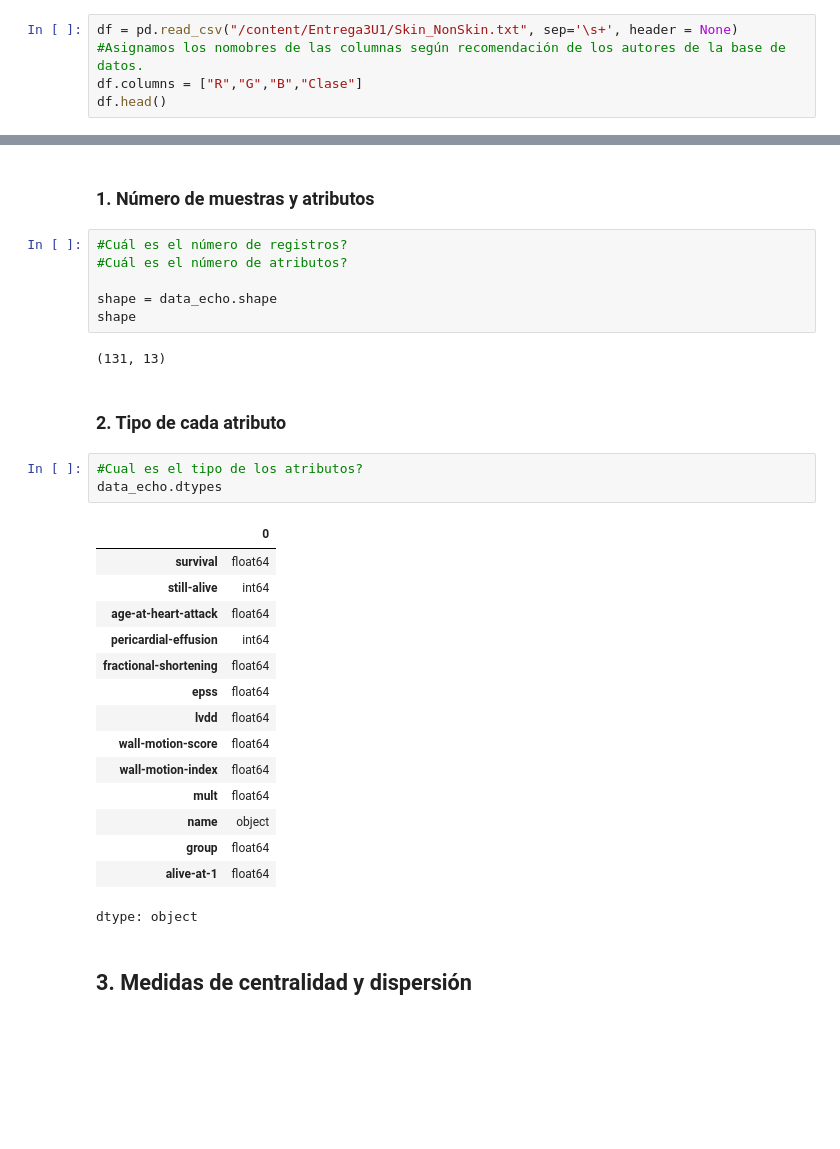
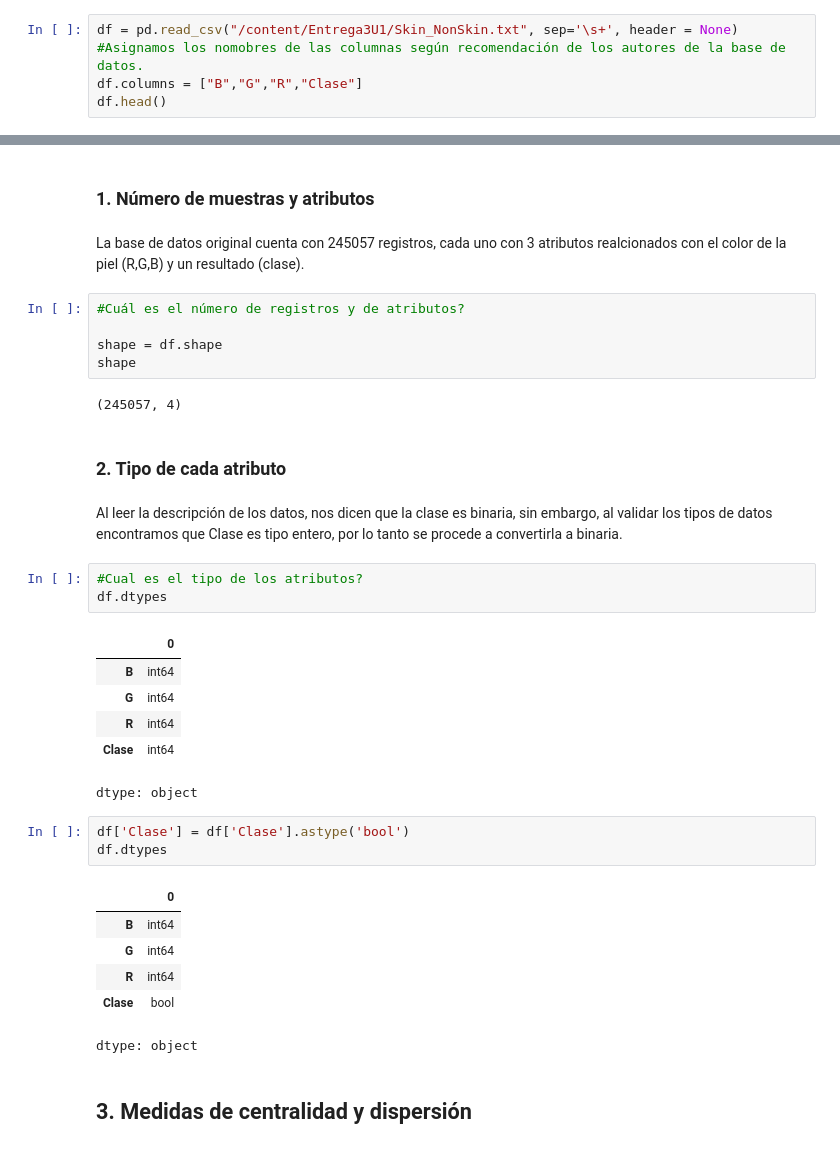
Before and after one commit to marioleandrovanegas/Entrega3U1, a Jupyter notebook: MD/Grupo6_Unidad1_Modulo3.ipynb, the cells around one changed output, grey strips where cells are left out. Cells and saved outputs as stored; diff of their text form; blank space fills up the shorter version.

```diff
--- a/MD/Grupo6_Unidad1_Modulo3.ipynb
+++ b/MD/Grupo6_Unidad1_Modulo3.ipynb
@@ -66,6 +53,6 @@ import matplotlib.pyplot as plt
 # %%
 df = pd.read_csv("/content/Entrega3U1/Skin_NonSkin.txt", sep='\s+', header = None)
 #Asignamos los nomobres de las columnas según recomendación de los autores de la base de datos.
-df.columns = ["R","G","B","Clase"]
+df.columns = ["B","G","R","Clase"]
 df.head()
 # %% [output]
@@ -119,34 +65,38 @@ SyntaxError: invalid syntax (ipython-input-4190832104.py, line 1)
 # %% [markdown]
 ### **1. Número de muestras y atributos**
+# %% [markdown]
+La base de datos original cuenta con 245057 registros, cada uno con 3 atributos realcionados con el color de la piel (R,G,B) y un resultado (clase).
 # %%
-#Cuál es el número de registros?
-#Cuál es el número de atributos?
+#Cuál es el número de registros y de atributos?
 
-shape = data_echo.shape
+shape = df.shape
 shape
 # %% [output]
-(131, 13)
+(245057, 4)
 # %% [markdown]
 ### **2. Tipo de cada atributo**
+# %% [markdown]
+Al leer la descripción de los datos, nos dicen que la clase es binaria, sin embargo, al validar los tipos de datos encontramos que Clase es tipo entero, por lo tanto se procede a convertirla a binaria.
 # %%
 #Cual es el tipo de los atributos?
-data_echo.dtypes
+df.dtypes
 # %% [output]
 |  | 0 |
-| survival | float64 |
-| still-alive | int64 |
-| age-at-heart-attack | float64 |
-| pericardial-effusion | int64 |
-| fractional-shortening | float64 |
-| epss | float64 |
-| lvdd | float64 |
-| wall-motion-score | float64 |
-| wall-motion-index | float64 |
-| mult | float64 |
-| name | object |
-| group | float64 |
-| alive-at-1 | float64 |
+| B | int64 |
+| G | int64 |
+| R | int64 |
+| Clase | int64 |
 dtype: object
+# %%
+df['Clase'] = df['Clase'].astype('bool')
+df.dtypes
+# %% [output]
+|  | 0 |
+| B | int64 |
+| G | int64 |
+| R | int64 |
+| Clase | bool |
+dtype: object
 # %% [markdown]
 ## **3. Medidas de centralidad y dispersión**
 # %%
```
Also changed, not shown: parts of 15 cells of this notebook.
